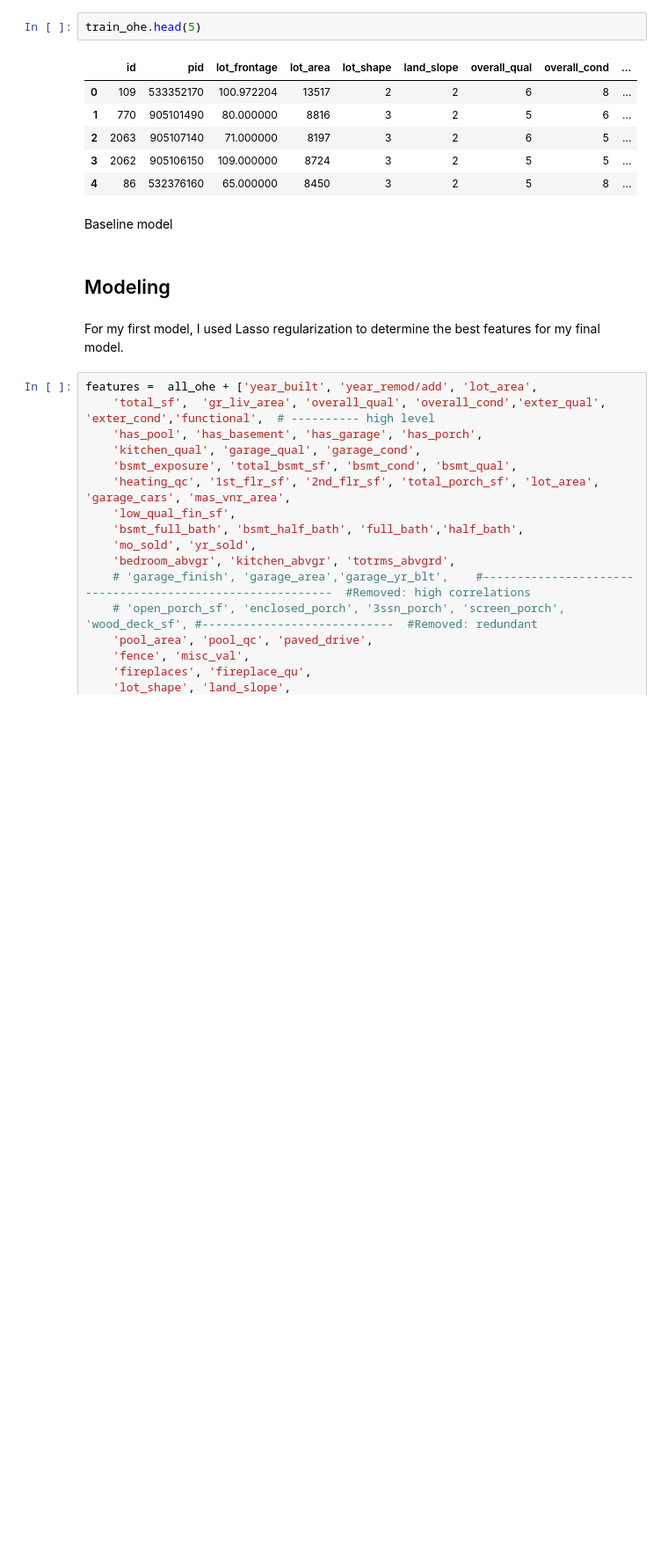
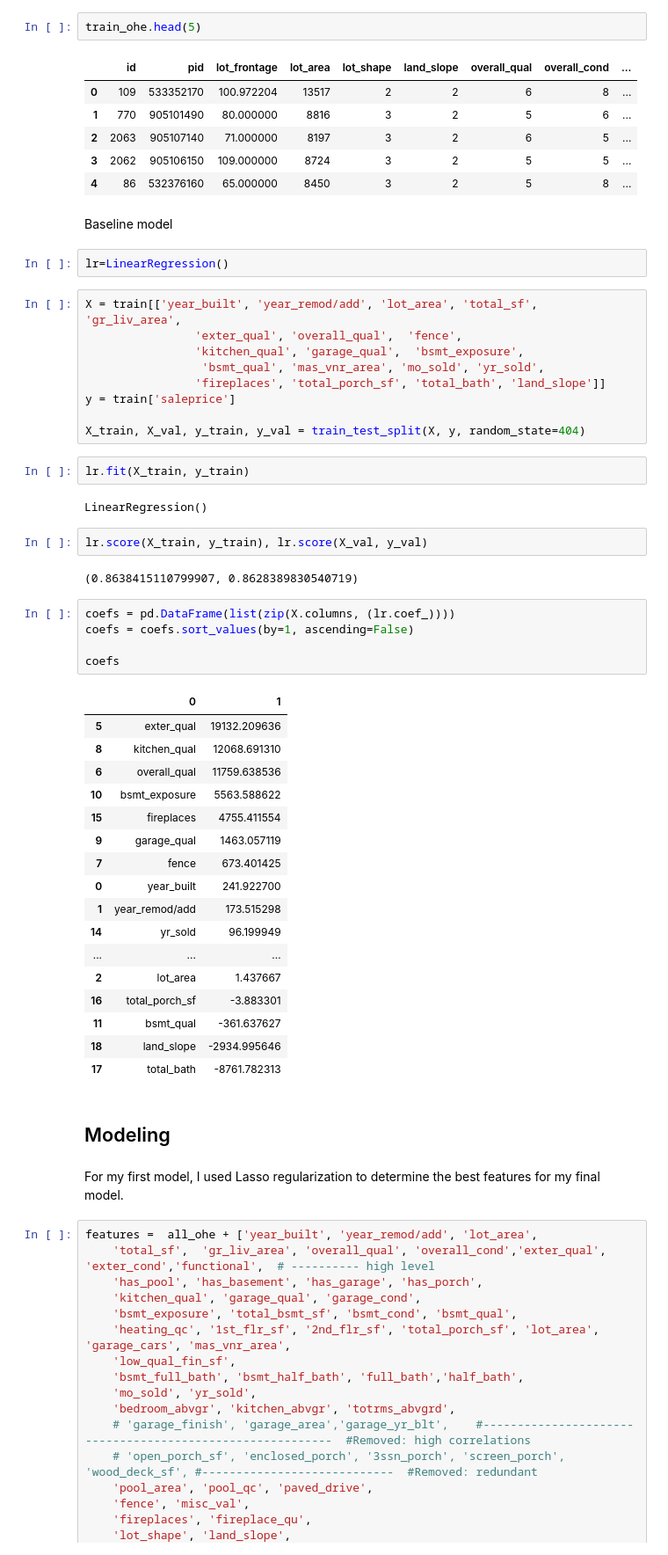
Before and after one commit to rowangayleschaefer/modeling_housing_prices, a Jupyter notebook: code/rowan_project2_modeling.ipynb, the cells around one changed output. Shown at 88% size. Drawn from its saved outputs; the diff is of its cells as text; blank space fills up the shorter version.

```diff
--- a/code/rowan_project2_modeling.ipynb
+++ b/code/rowan_project2_modeling.ipynb
@@ -145,6 +145,48 @@ train_ohe.head(5)
 | 4 | 86 | 532376160 | 65.000000 | 8450 | 3 | 2 | 5 | 8 | ... |
 # %% [markdown]
 Baseline model
+# %%
+lr=LinearRegression()
+# %%
+X = train[['year_built', 'year_remod/add', 'lot_area', 'total_sf', 'gr_liv_area',
+                'exter_qual', 'overall_qual',  'fence',
+                'kitchen_qual', 'garage_qual',  'bsmt_exposure',
+                 'bsmt_qual', 'mas_vnr_area', 'mo_sold', 'yr_sold',
+                'fireplaces', 'total_porch_sf', 'total_bath', 'land_slope']]
+y = train['saleprice']
+
+X_train, X_val, y_train, y_val = train_test_split(X, y, random_state=404)
+# %%
+lr.fit(X_train, y_train)
+# %% [output]
+LinearRegression()
+# %%
+lr.score(X_train, y_train), lr.score(X_val, y_val)
+# %% [output]
+(0.8638415110799907, 0.8628389830540719)
+# %%
+coefs = pd.DataFrame(list(zip(X.columns, (lr.coef_))))
+coefs = coefs.sort_values(by=1, ascending=False)
+
+coefs
+# %% [output]
+|  | 0 | 1 |
+| 5 | exter_qual | 19132.209636 |
+| 8 | kitchen_qual | 12068.691310 |
+| 6 | overall_qual | 11759.638536 |
+| 10 | bsmt_exposure | 5563.588622 |
+| 15 | fireplaces | 4755.411554 |
+| 9 | garage_qual | 1463.057119 |
+| 7 | fence | 673.401425 |
+| 0 | year_built | 241.922700 |
+| 1 | year_remod/add | 173.515298 |
+| 14 | yr_sold | 96.199949 |
+| ... | ... | ... |
+| 2 | lot_area | 1.437667 |
+| 16 | total_porch_sf | -3.883301 |
+| 11 | bsmt_qual | -361.637627 |
+| 18 | land_slope | -2934.995646 |
+| 17 | total_bath | -8761.782313 |
 # %% [markdown]
 ## Modeling
 # %% [markdown]
```
Also changed, not shown: parts of 2 cells of this notebook, 4 other files.
